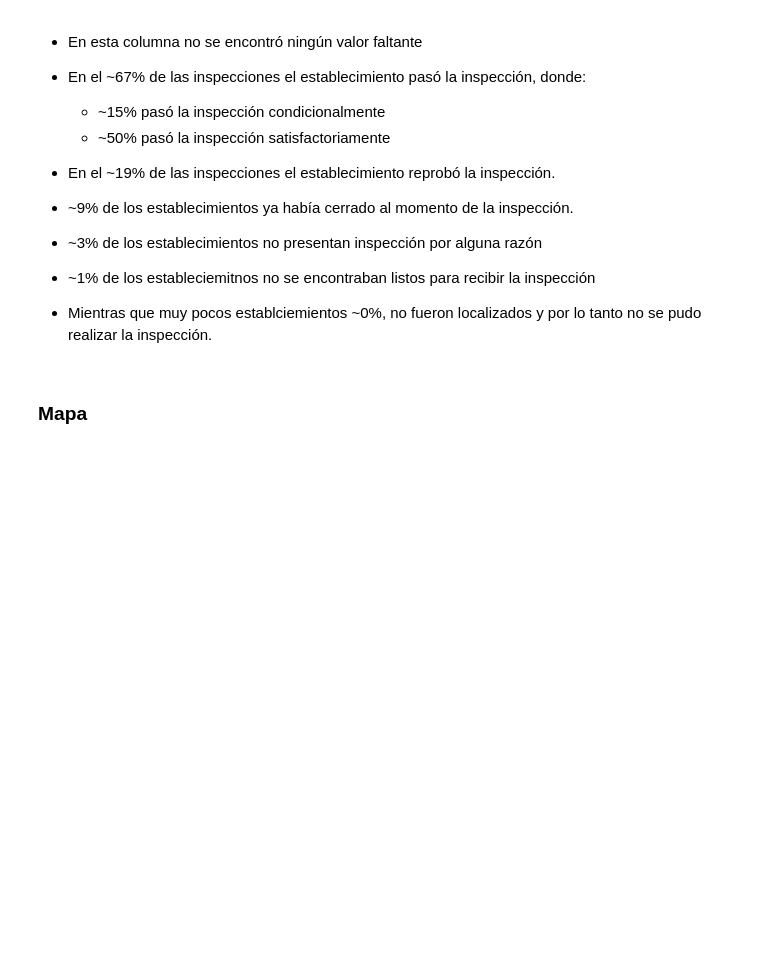
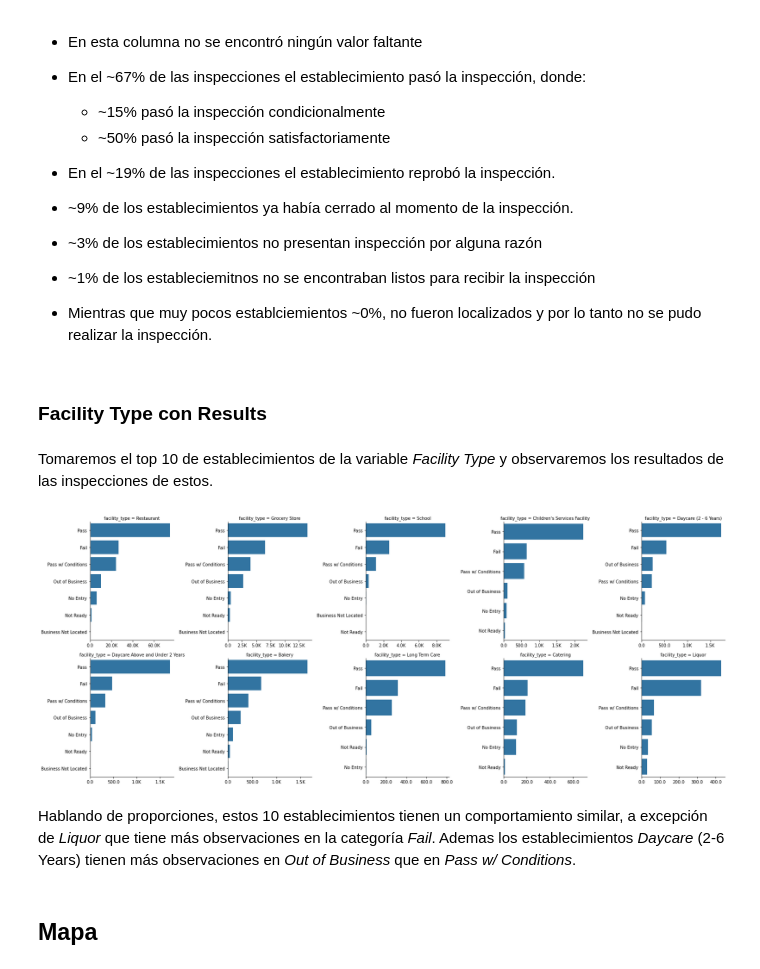
Before and after one commit to AnaTorresR/DPA-ADEI, a Jupyter notebook: notebooks/eda_food_inspections.ipynb, the cells around one changed output. Saved outputs shown, nothing was run; the diff lists cells and outputs as text; code cells hidden in the pictures; blank space fills up the shorter version.

Commit message:
Juntando notebook, agregando mapa, actualizando requirements y actualizando utils_eda

```diff
--- a/notebooks/eda_food_inspections.ipynb
+++ b/notebooks/eda_food_inspections.ipynb
@@ -399,8 +333,28 @@ plt.show()
 + ~3% de los establecimientos no presentan inspección por alguna razón
 + ~1% de los estableciemitnos no se encontraban listos para recibir la inspección
 + Mientras que muy pocos establciemientos ~0%, no fueron localizados y por lo tanto no se pudo realizar la inspección.
+# %% [markdown]
+### Facility Type con Results
+# %% [markdown]
+Tomaremos el top 10 de establecimientos de la variable *Facility Type* y observaremos los resultados de las inspecciones de estos.
+# %%
+facility_topten = df_food[df_food.facility_type.isin(df_food.facility_type.value_counts().index[0:10])]
+# %%
+df_t = facility_topten.groupby(['facility_type','results'],as_index=False)['inspection_id'].count()\
+.rename(columns={"inspection_id": 'n'}).sort_values('n', ascending = False)
+# %%
+a = sns.FacetGrid(data=df_t, col="facility_type", col_wrap=5, sharex=False, sharey=False,
+                 height=4.5)
+a.map_dataframe(sns.barplot, x="n", y="results")
+
+for ax in a.axes.flat:
+    ax.xaxis.set_major_formatter(FuncFormatter(number_formatter))
+# %% [output]
+[figure, added]
+# %% [markdown]
+Hablando de proporciones, estos 10 establecimientos tienen un comportamiento similar, a excepción de *Liquor* que tiene más observaciones en la categoría *Fail*. Ademas los establecimientos *Daycare* (2-6 Years) tienen más observaciones en *Out of Business* que en *Pass w/ Conditions*.
 # %% [markdown]
-### Mapa
+## Mapa
 # %%
 BBox = (df_food.longitude.min(),   df_food.longitude.max(),
          df_food.latitude.min(), df_food.latitude.max())
```
Also changed, not shown: parts of 25 cells of this notebook, 6 other files.
